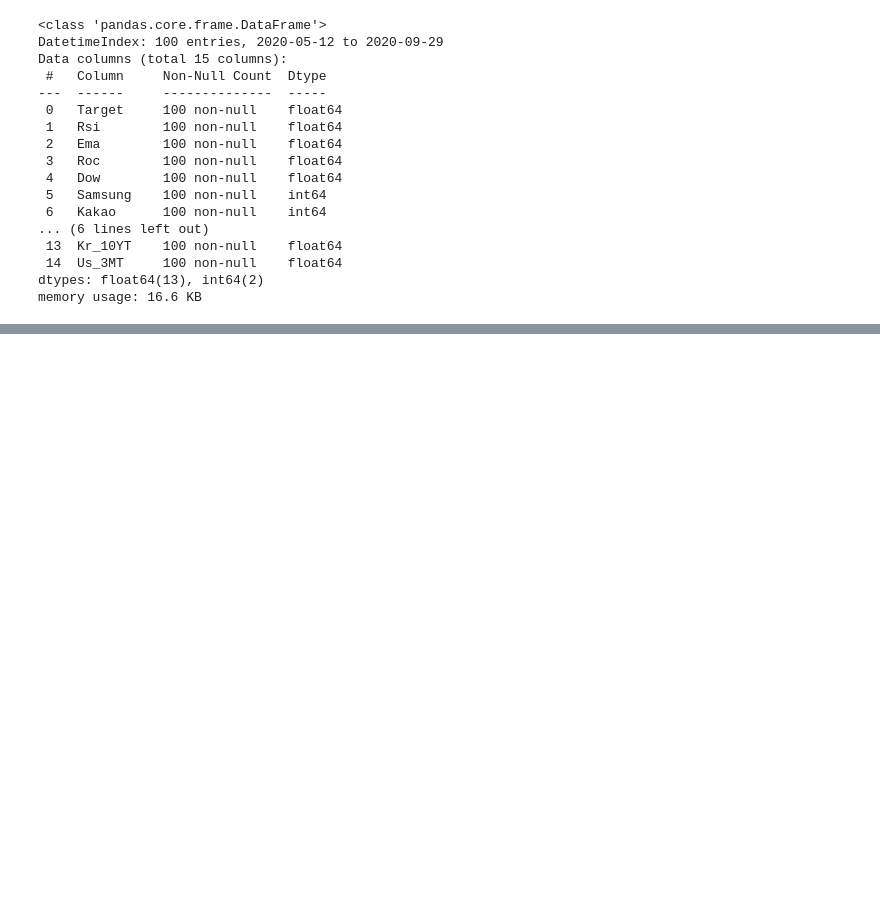
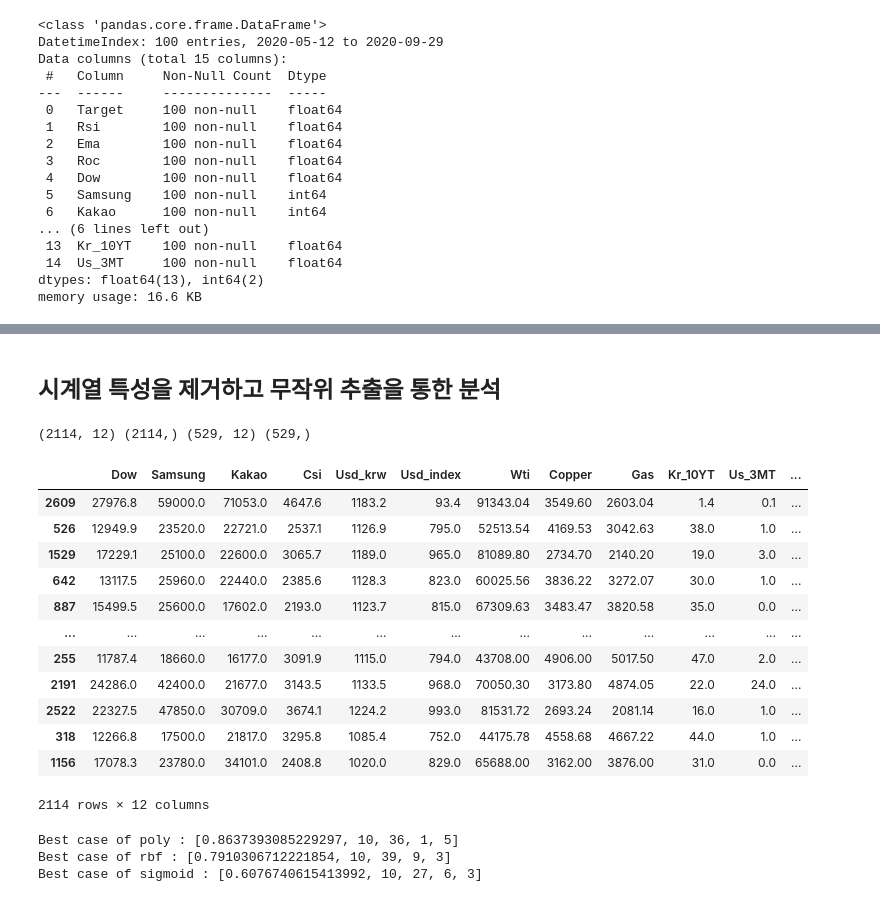
Before and after one commit to DongGuk-Seo/Yeardream, a Jupyter notebook: Project_Modeling/Project_Kospi_Price_Prediction.ipynb, the cells around one changed output, grey strips where cells are left out. Cells and saved outputs as stored; diff of their text form; code cells hidden in the pictures; blank space fills up the shorter version.

```diff
--- a/Project_Modeling/Project_Kospi_Price_Prediction.ipynb
+++ b/Project_Modeling/Project_Kospi_Price_Prediction.ipynb
@@ -706,0 +733,11 @@ plt.show()
+# %% [markdown]
+## 시계열 특성을 제거하고 무작위 추출을 통한 분석
+# %%
+# train+test 합친 object index를 가진 Dataframe 생성
+kospi_train_merged_obj = kospi_train_merged.copy()
+kospi_test_merged_obj = kospi_test_merged.copy()
+kospi_obj = pd.concat([kospi_train_merged_obj,kospi_test_merged_obj])
+kospi_obj['Date'] = kospi_obj.index
+kospi_obj.index = kospi_obj.index.astype('str')
+kospi_obj.drop(columns=['Rsi','Ema','Roc'], inplace=True) # 계산해서 나온 기술적 지표 제거
+kospi_obj.index = [i for i in range(2643)]
@@ -706,0 +746,19 @@ plt.show()
+# %%
+# Split of train/test and X/y
+print(trainX_obj.shape,trainy_obj.shape,testX_obj.shape,testy_obj.shape)
+trainX_obj
+# %% [output]
+(2114, 12) (2114,) (529, 12) (529,)
+|  | Dow | Samsung | Kakao | Csi | Usd_krw | Usd_index | Wti | Copper | Gas | Kr_10YT | Us_3MT | ... |
+| 2609 | 27976.8 | 59000.0 | 71053.0 | 4647.6 | 1183.2 | 93.4 | 91343.04 | 3549.60 | 2603.04 | 1.4 | 0.1 | ... |
+| 526 | 12949.9 | 23520.0 | 22721.0 | 2537.1 | 1126.9 | 795.0 | 52513.54 | 4169.53 | 3042.63 | 38.0 | 1.0 | ... |
+| 1529 | 17229.1 | 25100.0 | 22600.0 | 3065.7 | 1189.0 | 965.0 | 81089.80 | 2734.70 | 2140.20 | 19.0 | 3.0 | ... |
+| 642 | 13117.5 | 25960.0 | 22440.0 | 2385.6 | 1128.3 | 823.0 | 60025.56 | 3836.22 | 3272.07 | 30.0 | 1.0 | ... |
+| 887 | 15499.5 | 25600.0 | 17602.0 | 2193.0 | 1123.7 | 815.0 | 67309.63 | 3483.47 | 3820.58 | 35.0 | 0.0 | ... |
+| ... | ... | ... | ... | ... | ... | ... | ... | ... | ... | ... | ... | ... |
+| 255 | 11787.4 | 18660.0 | 16177.0 | 3091.9 | 1115.0 | 794.0 | 43708.00 | 4906.00 | 5017.50 | 47.0 | 2.0 | ... |
+| 2191 | 24286.0 | 42400.0 | 21677.0 | 3143.5 | 1133.5 | 968.0 | 70050.30 | 3173.80 | 4874.05 | 22.0 | 24.0 | ... |
+| 2522 | 22327.5 | 47850.0 | 30709.0 | 3674.1 | 1224.2 | 993.0 | 81531.72 | 2693.24 | 2081.14 | 16.0 | 1.0 | ... |
+| 318 | 12266.8 | 17500.0 | 21817.0 | 3295.8 | 1085.4 | 752.0 | 44175.78 | 4558.68 | 4667.22 | 44.0 | 1.0 | ... |
+| 1156 | 17078.3 | 23780.0 | 34101.0 | 2408.8 | 1020.0 | 829.0 | 65688.00 | 3162.00 | 3876.00 | 31.0 | 0.0 | ... |
+2114 rows × 12 columns
@@ -706,0 +775,20 @@ plt.show()
+# %%
+kernels = ['poly','rbf','sigmoid']
+for kernel in kernels:
+    r2_l = []
+    if kernel == 'poly':
+        for i in range(1,11):
+            for p in range(14,38,2):
+                for o in range(1,11):
+                    #for l in range(1,11):
+                        r2_l.append([check(trainX_obj_scaled_minmax,trainy_obj,testX_obj_scaled_minmax,testy_obj, kernel , i, p*0.01,1, o),i,p,1,o])
+    else:
+        for i in range(1,11):
+            for p in range(11,41,2):
+                for l in range(1,11):
+                    r2_l.append([check(trainX_obj_scaled_minmax,trainy_obj,testX_obj_scaled_minmax,testy_obj, kernel , i, p*0.01,l*0.1, 3),i,p,l,3])
+    print(f'Best case of {kernel} : {max(r2_l)}')
+# %% [output]
+Best case of poly : [0.8637393085229297, 10, 36, 1, 5]
+Best case of rbf : [0.7910306712221854, 10, 39, 9, 3]
+Best case of sigmoid : [0.6076740615413992, 10, 27, 6, 3]
```
Also changed, not shown: parts of 23 cells of this notebook.
